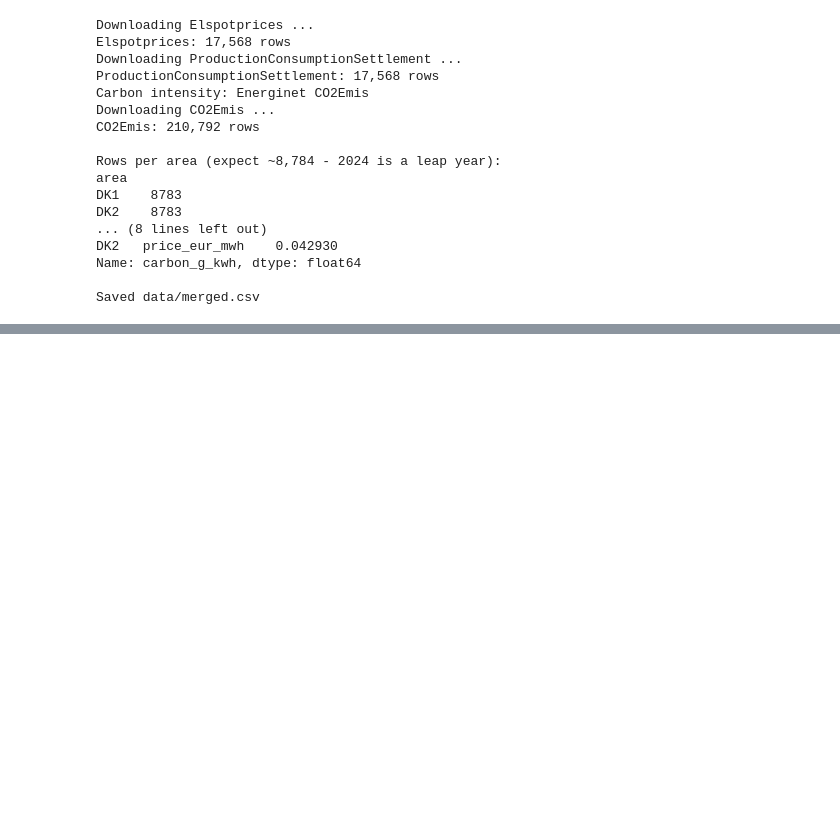
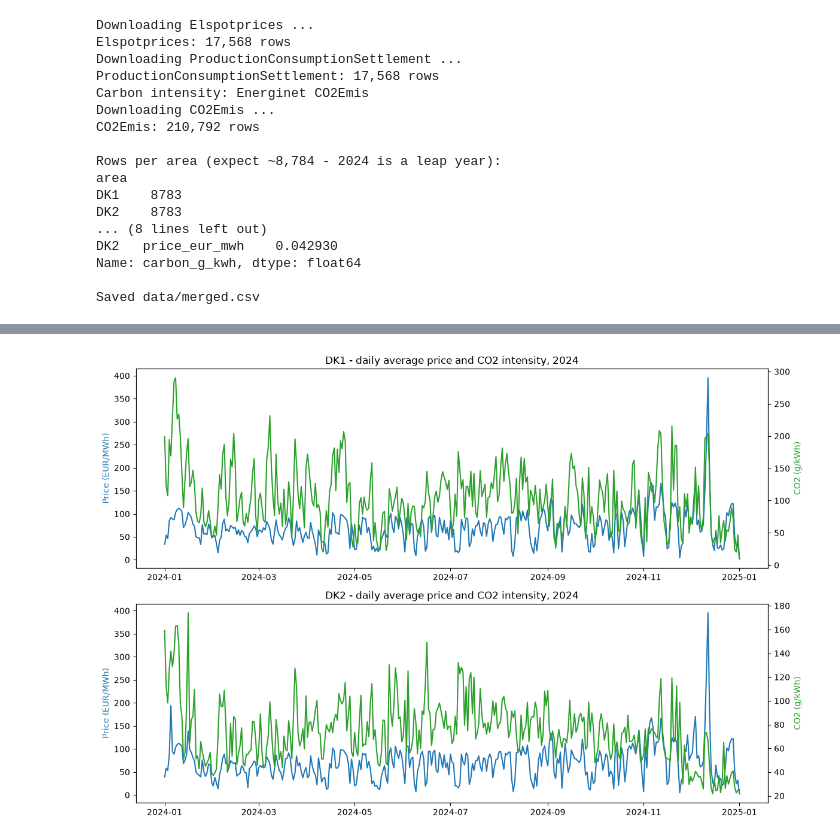
Before and after one commit to MatPicca/Denmark_Clean_vs_Cheap_el, a Jupyter notebook: get_data.ipynb, the cells around one changed output, grey strips where cells are left out. Saved outputs shown, nothing was run; the diff lists cells and outputs as text; code cells hidden in the pictures; blank space fills up the shorter version.

```diff
--- a/get_data.ipynb
+++ b/get_data.ipynb
@@ -179,0 +271,18 @@ Saved data/merged.csv
+# %%
+df["date"] = df["HourDK"].dt.date
+daily = df.groupby(["area", "date"])[["price_eur_mwh", "carbon_g_kwh"]].mean().reset_index()
+
+fig, axes = plt.subplots(2, 1, figsize=(12, 8))
+for i, area in enumerate(["DK1", "DK2"]):
+    d = daily[daily["area"] == area]
+    ax1 = axes[i]
+    ax1.plot(d["date"], d["price_eur_mwh"], color="tab:blue")
+    ax1.set_ylabel("Price (EUR/MWh)", color="tab:blue")
+    ax2 = ax1.twinx()
+    ax2.plot(d["date"], d["carbon_g_kwh"], color="tab:green")
+    ax2.set_ylabel("CO2 (g/kWh)", color="tab:green")
+    ax1.set_title(f"{area} - daily average price and CO2 intensity, 2024")
+plt.tight_layout()
+plt.show()
+# %% [output]
+[figure, added]
```
Also changed, not shown: parts of 12 cells of this notebook.
